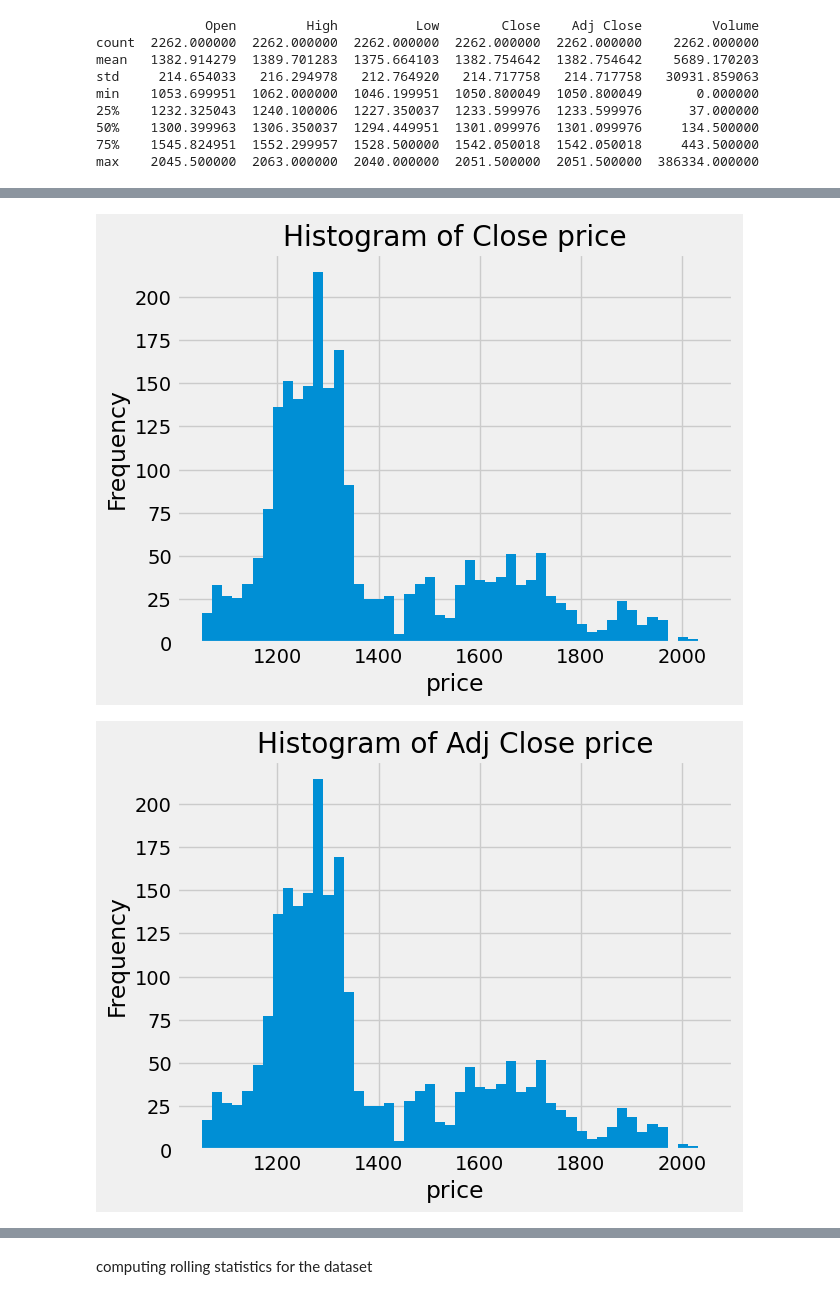
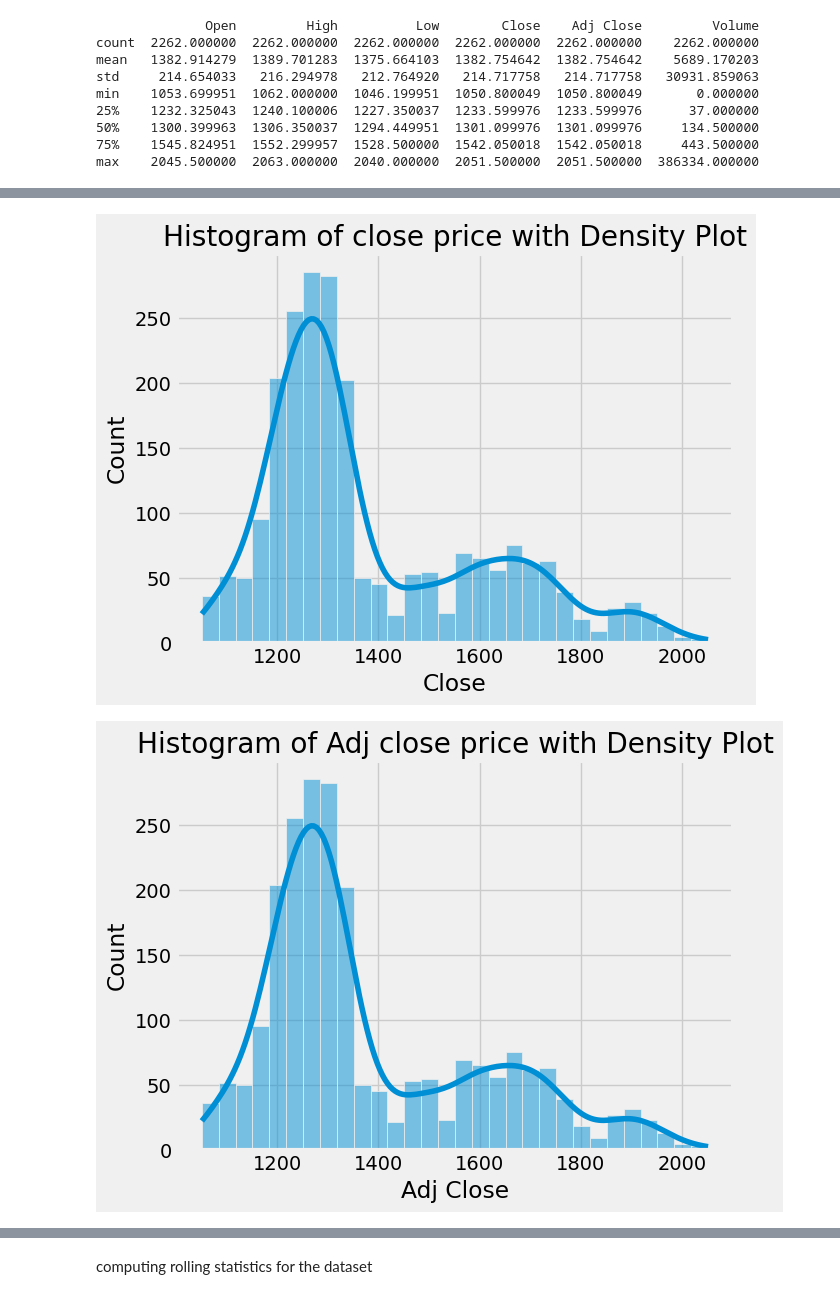
Before and after one commit to yazim1/Final-year-project, a Jupyter notebook: Copy_of_Untitled5.ipynb, the cells around one changed output, grey strips where cells are left out. Saved outputs shown, nothing was run; the diff lists cells and outputs as text; code cells hidden in the pictures.

```diff
--- a/Copy_of_Untitled5.ipynb
+++ b/Copy_of_Untitled5.ipynb
@@ -153,19 +150,13 @@ plt.show()
 # %%
-plt.figure()
-df['Close'].hist(bins=50)
-plt.title('Histogram of Close price')
-plt.xlabel('price')
-plt.ylabel('Frequency')
+sns.histplot(df['Close'], kde=True, bins=30)
+plt.title('Histogram of close price with Density Plot')
 plt.show()
 # %% [output]
-[figure, old version]
+[figure, new version]
 # %%
-plt.figure()
-df['Adj Close'].hist(bins=50)
-plt.title('Histogram of Adj Close price')
-plt.xlabel('price')
-plt.ylabel('Frequency')
+sns.histplot(df['Adj Close'], kde=True, bins=30)
+plt.title('Histogram of Adj close price with Density Plot')
 plt.show()
 # %% [output]
-[figure, old version]
+[figure, new version]
 # %%
```
Also changed, not shown: parts of 5 cells of this notebook.
